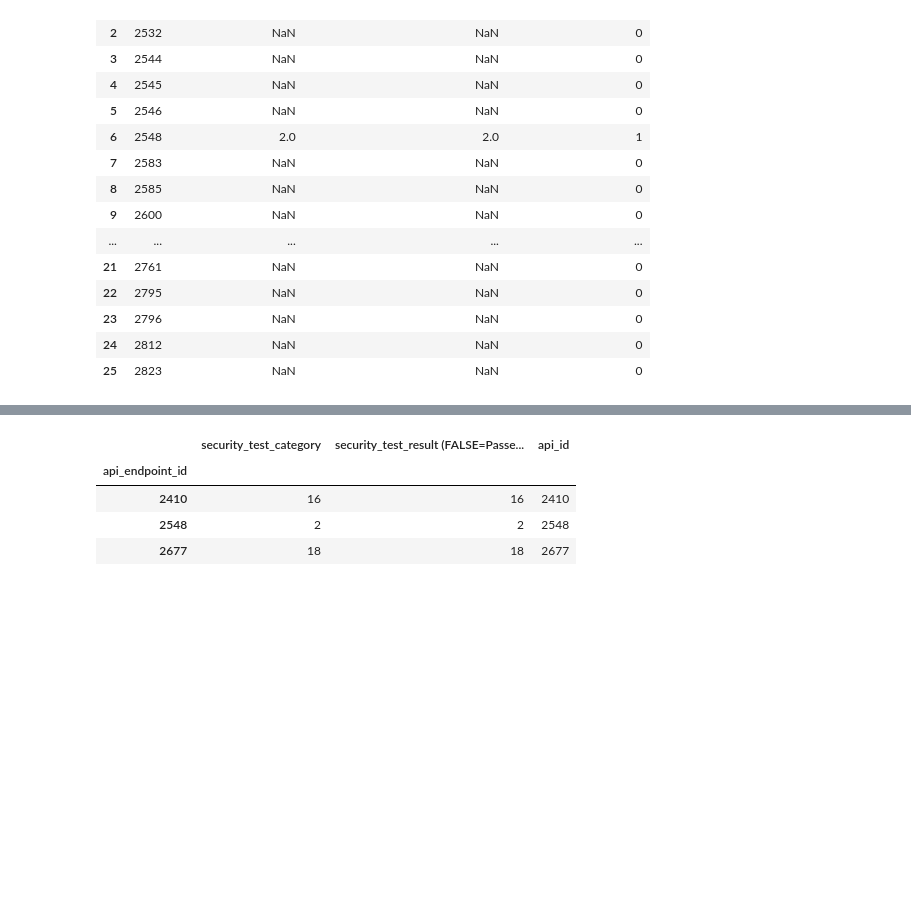
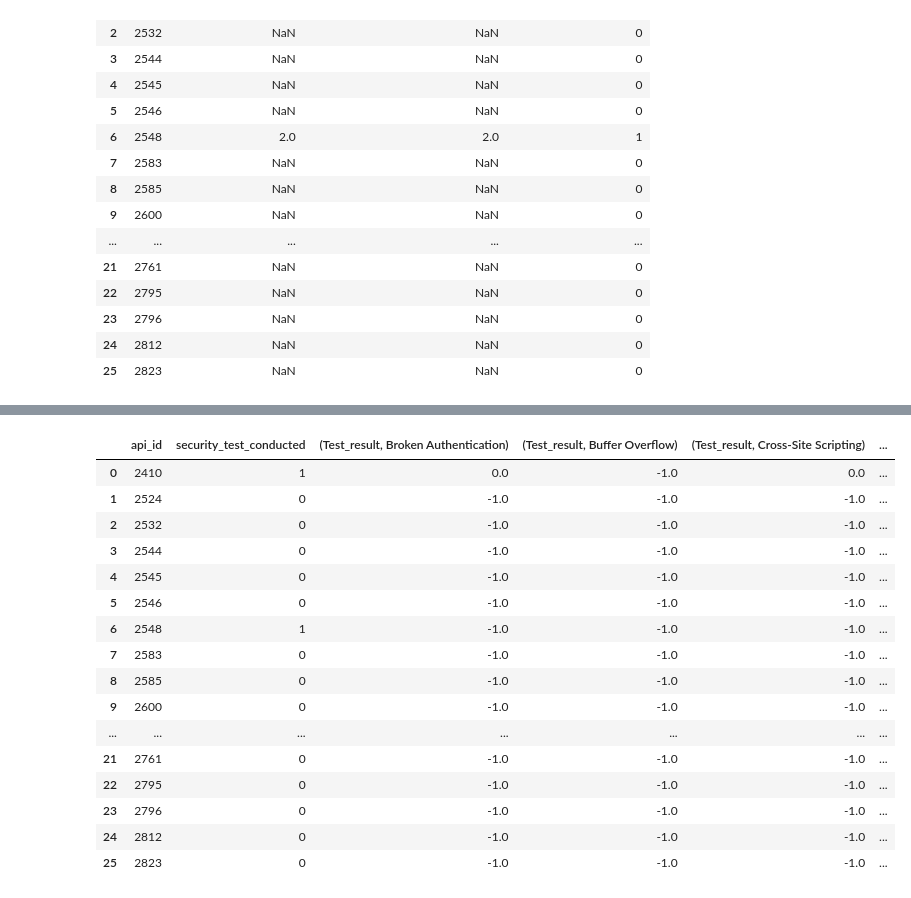
Before and after one commit to teejlab/API-Risk-Assessment-Framework, a Jupyter notebook: eda/security_test_feature.ipynb, the cells around one changed output, grey strips where cells are left out. Saved outputs shown, nothing was run; the diff lists cells and outputs as text; code cells hidden in the pictures; blank space fills up the shorter version.

```diff
--- a/eda/security_test_feature.ipynb
+++ b/eda/security_test_feature.ipynb
@@ -181,10 +182,29 @@ pd.merge(security_count_df, stacked_df.unstack(), on="api_id", how="outer")
 | 1 | 2 | 2 | 2548 | NaN | NaN | ... |
 | 2 | 18 | 18 | 2677 | NaN | 0.0 | ... |
 # %%
-security_count_df
+feat_security_test.drop(["security_test_category", "security_test_result (FALSE=Passed; TRUE=Failed)"], inplace=True, axis=1)
+security_count_df.drop(["security_test_category", "security_test_result (FALSE=Passed; TRUE=Failed)"], inplace=True, axis=1)
-# %% [output]
-|  | security_test_category | security_test_result (FALSE=Passe... | api_id |
-| api_endpoint_id |  |  |  |
-| 2410 | 16 | 16 | 2410 |
-| 2548 | 2 | 2 | 2548 |
-| 2677 | 18 | 18 | 2677 |
+# %%
+feat_security_test = pd.merge(feat_security_test, security_count_df, on="api_id", how="outer")
+# %%
+feat_security_test.fillna(-1, inplace=True)
+# %%
+feat_security_test
+# %% [output]
+|  | api_id | security_test_conducted | (Test_result, Broken Authentication) | (Test_result, Buffer Overflow) | (Test_result, Cross-Site Scripting) | ... |
+| 0 | 2410 | 1 | 0.0 | -1.0 | 0.0 | ... |
+| 1 | 2524 | 0 | -1.0 | -1.0 | -1.0 | ... |
+| 2 | 2532 | 0 | -1.0 | -1.0 | -1.0 | ... |
+| 3 | 2544 | 0 | -1.0 | -1.0 | -1.0 | ... |
+| 4 | 2545 | 0 | -1.0 | -1.0 | -1.0 | ... |
+| 5 | 2546 | 0 | -1.0 | -1.0 | -1.0 | ... |
+| 6 | 2548 | 1 | -1.0 | -1.0 | -1.0 | ... |
+| 7 | 2583 | 0 | -1.0 | -1.0 | -1.0 | ... |
+| 8 | 2585 | 0 | -1.0 | -1.0 | -1.0 | ... |
+| 9 | 2600 | 0 | -1.0 | -1.0 | -1.0 | ... |
+| ... | ... | ... | ... | ... | ... | ... |
+| 21 | 2761 | 0 | -1.0 | -1.0 | -1.0 | ... |
+| 22 | 2795 | 0 | -1.0 | -1.0 | -1.0 | ... |
+| 23 | 2796 | 0 | -1.0 | -1.0 | -1.0 | ... |
+| 24 | 2812 | 0 | -1.0 | -1.0 | -1.0 | ... |
+| 25 | 2823 | 0 | -1.0 | -1.0 | -1.0 | ... |
```
Also changed, not shown: parts of 5 cells of this notebook.
